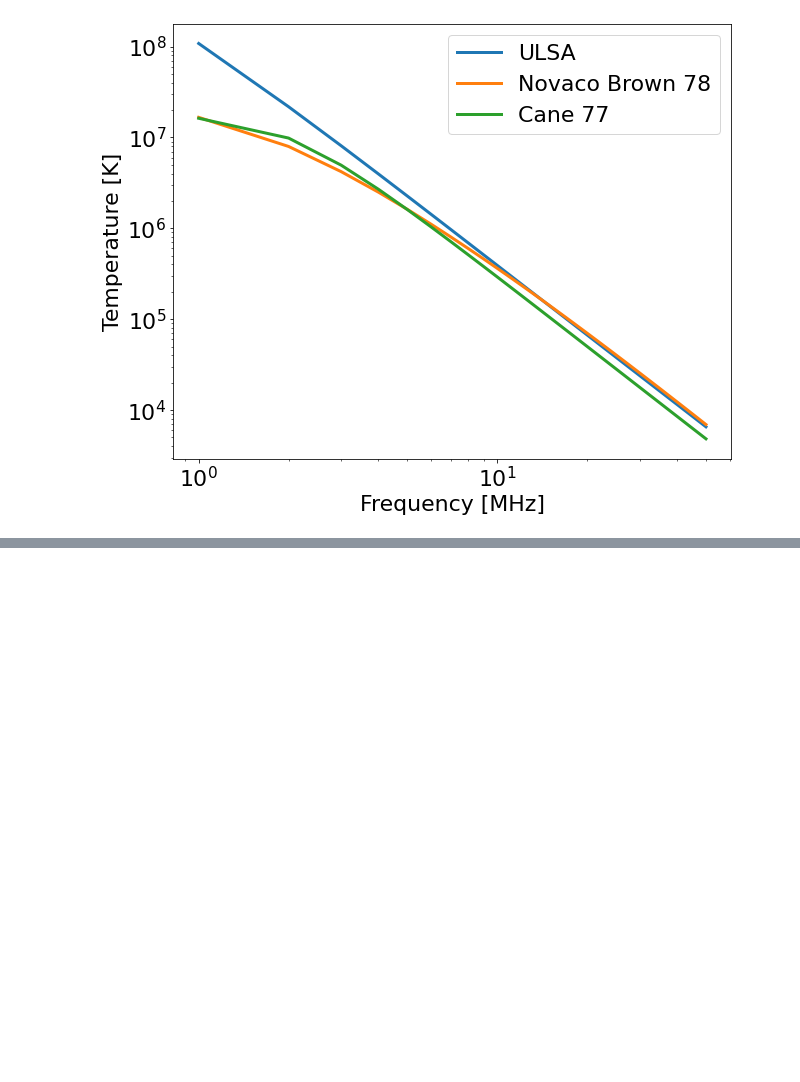
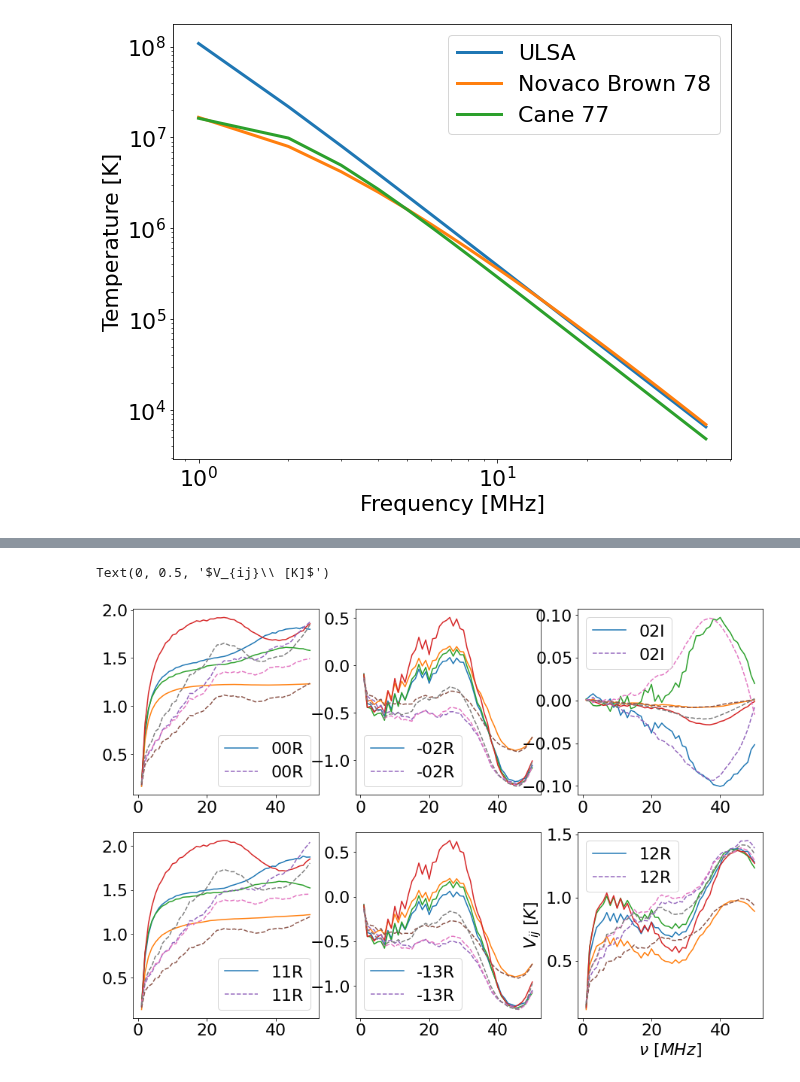
Before and after one commit to lusee-night/luseepy, a Jupyter notebook: notebooks/sim_result.ipynb, the cells around one changed output, grey strips where cells are left out. Cells and saved outputs as stored; diff of their text form; code cells hidden in the pictures; blank space fills up the shorter version.

```diff
--- a/notebooks/sim_result.ipynb
+++ b/notebooks/sim_result.ipynb
@@ -11,7 +9,7 @@ matplotlib.rc('font', **font)
 # %%
-sky = lusee.sky.FitsSky("../simulation/sky_data/ULSA_32_ddi_smooth.fits",lmax=1)
+sky = lusee.sky.FitsSky(os.environ['LUSEE_DRIVE_DIR']+"/Simulations/SkyModels/ULSA_32_ddi_smooth.fits",lmax=1)
 skymeans = sky.maps.mean(axis=1)
-freq = sky.freq_list
+freq = sky.freq
 # %%
 import astropy.units as u
 T_NB= lusee.monosky.T_NB(freq)
@@ -153,17 +30,0 @@ Text(0, 0.5, 'V_ij [K]  $\\times (\\nu/10MHz)^{2.5}$')
-# %%
-w = (freq/10)**2.5
-plt.figure(figsize=(13,10))
-xa = lambda x:x
-for daydata in dataE:
-    plt.plot(freq,-w*daydata[1,:],'r-', label = xa('-02 Real'))
-    plt.plot(freq,w*daydata[2,:],'g-', label = xa('02 Imag'))
-    plt.plot(freq,-w*daydata[7,:],'b-', label = xa('-13 Real'))
-    plt.plot(freq,w*daydata[8,:],'y-', label = xa('13 Imag'))
-    plt.plot(freq,w*daydata[4,:],'c-', label = xa('01 Real'))
-    plt.plot(freq,w*daydata[5,:],'m-', label = xa('01 Imag'))
-    xa = lambda x: None
-plt.plot(freq,skymeans*w,'k-',lw=4,label='mean sky')
-plt.plot(freq,TskyApprox(freq)*w,'m-',lw=4, label='Eq 2 Chen et al')
-plt.legend(fontsize=14)
-plt.xlabel('freq[MHz]')
-plt.ylabel('V_ij [K]  $\\times (\\nu/10MHz)^{2.5}$')
@@ -172,0 +31,9 @@ Text(0, 0.5, 'V_ij [K]  $\\times (\\nu/10MHz)^{2.5}$')
+# %%
+data_lbl = lusee.LData('../simulation/output/hfss_lbl_1m_0523.fits')
+data_bnl = lusee.LData('../simulation/output/feko_bnl_1m_0523.fits')
+data_lbl2 = lusee.LData('../simulation/output/hfss_lbl_1m_0523.2port.fits')
+data_bnl2 = lusee.LData('../simulation/output/feko_bnl_1m_0523.2port.fits')
+
+data_lbl[:,'13I',:]==data_lbl[:,'02I',:]
+data_bnl.data.shape
+data_lbl[:,'02I',:]
@@ -172,0 +54,18 @@ Text(0, 0.5, 'V_ij [K]  $\\times (\\nu/10MHz)^{2.5}$')
+# %%
+fig,((ax1,ax2,ax3),(ax4,ax5,ax6))=plt.subplots(2 ,3,figsize=(15,10))
+we = (freq/10)**2.5/1e5
+axl = [ax1,ax2,ax3,ax4,ax5,ax6]
+
+for ii,comb in enumerate(['00R','-02R','02I','11R','-13R','12R']):
+    for daydata,clr in [(data_lbl,'-'), (data_bnl,'--')]:
+        xa = lambda x: x
+        for day in np.arange(0,28,7):
+            axl[ii].plot(freq,daydata[day,comb,:]*we,  clr,label = xa(comb))
+            xa = lambda x: None
+[ax.legend() for ax in axl]
+plt.xlabel('$\\nu\ [MHz]$')
+plt.ylabel('$V_{ij}\ [K]$')
+#plt.semilogy()
+# %% [output]
+Text(0, 0.5, '$V_{ij}\\ [K]$')
+[figure, added]
```
Also changed, not shown: parts of 12 cells of this notebook, 12 other files.
